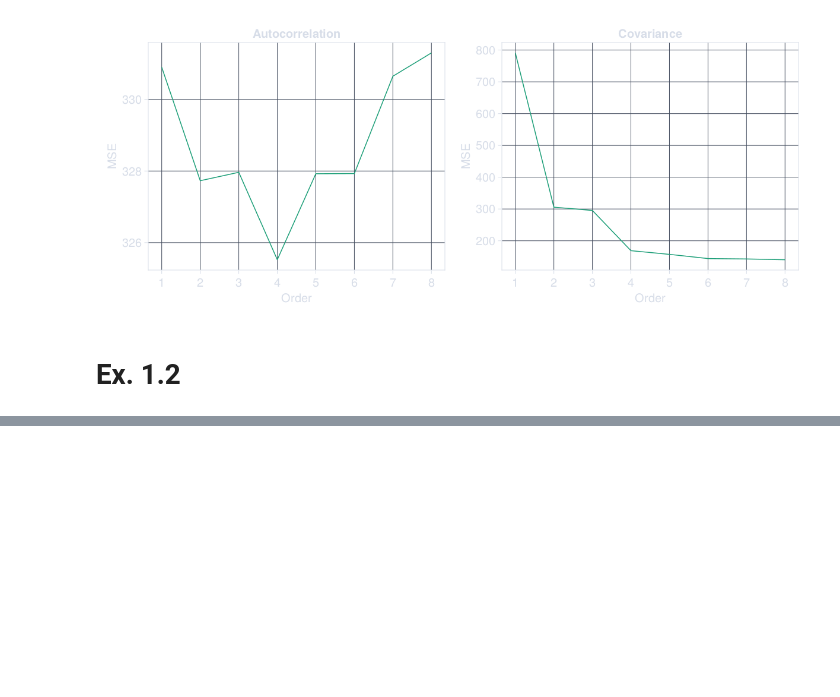
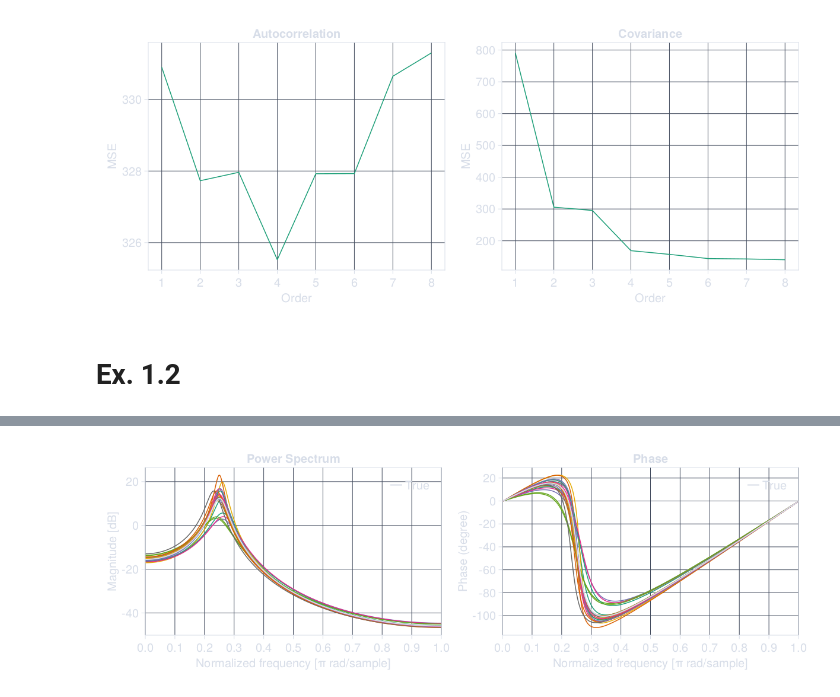
Before and after one commit to simonabj/Studies, a Jupyter notebook: IN5340/Project5/code.ipynb, the cells around one changed output, grey strips where cells are left out. Saved outputs shown, nothing was run; the diff lists cells and outputs as text; code cells hidden in the pictures; blank space fills up the shorter version.

```diff
--- a/IN5340/Project5/code.ipynb
+++ b/IN5340/Project5/code.ipynb
@@ -202,0 +215,43 @@ F
+# %%
+N = 1000
+# x = [1; zeros(N-1)]
+F = Figure(backgroundcolor=bg, resolution=(1200,400))
+ax1 = Axis(F[1,1], title="Power Spectrum",
+    xlabel="Normalized frequency [π rad/sample]",
+    ylabel="Magnitude [dB]",
+    xticks=0:0.1:1
+)
+ax2 = Axis(F[1,2], title="Phase",
+    xlabel="Normalized frequency [π rad/sample]",
+    ylabel="Phase (degree)",
+    xticks=0:0.1:1, yticks=-120:20:20
+)
+
+as = zeros(20, 3)
+
+for i = 1:20
+    x = randn(N)
+    h = filt(b, a, x)
+    h_samples = h[20:20+255]
+    a_corr, err = corrpred(h_samples, 2, 1)
+    as[i, :] = a_corr
+    h = filt(b, a_corr, [1; zeros(N-1)])
+
+    H = fftshift(fft(h))
+    H = H[end÷2:end]
+    P_h = abs.(H.^2)
+    P_h /= length(P_h)
+
+    lines!(ax1, range(0,1,N÷2+1), amp2db.(P_h))
+    lines!(ax2, range(0,1,N÷2+1), rad2deg.(atan.(imag(H), real(H))))
+end
+l1 = lines!(ax1, range(0,1,length(P_h_true)), amp2db.(P_h_true), color=fg, linewidth=2)
+xlims!(ax1,0,1)
+l2 = lines!(ax2, range(0,1,length(H_true)), rad2deg.(atan.(imag(H_true), real(H_true))), color=fg, linewidth=2)
+xlims!(ax2,0,1)
+axislegend(ax1, [l1], ["True"])
+axislegend(ax2, [l2], ["True"])
+save("7.pdf", F)
+F
+# %% [output]
+[figure, added]
```
Also changed, not shown: parts of 10 cells of this notebook, 10 other files.
